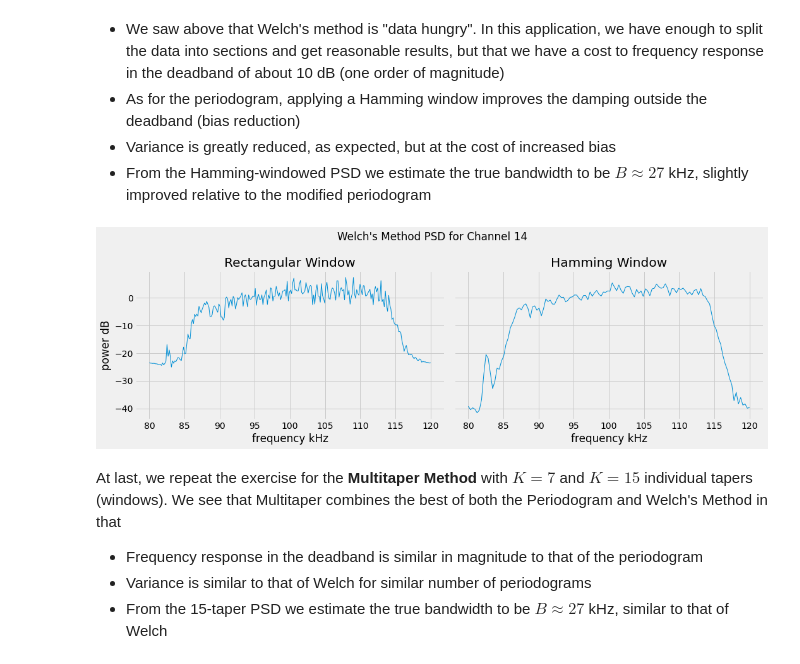
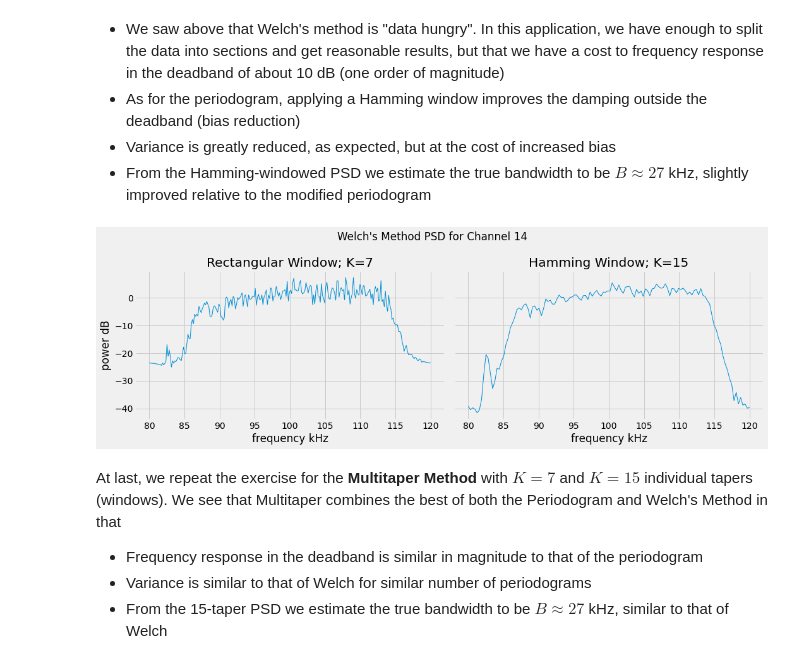
Before and after one commit to fonstelien/INF4480, a Jupyter notebook: project3/project3.ipynb, the cells around one changed output. Saved outputs shown, nothing was run; the diff lists cells and outputs as text; code cells hidden in the pictures.

```diff
--- a/project3/project3.ipynb
+++ b/project3/project3.ipynb
@@ -530,25 +530,25 @@ Pxx_hm = welch(x, L=L//2, D=D//2, normalize=True, wname='hamming')
 # %%
 fig, axes = plt.subplots(ncols=2, nrows=1, sharex=True, sharey=True, figsize=(15,5))
 fig.suptitle(r"Welch's Method PSD for Channel 14")
 
 f = np.linspace(*frng, Pxx_rect.shape[0])
 
 ax = axes[0]
-ax.set_title('Rectangular Window')
+ax.set_title('Rectangular Window; K=7')
 ax.plot(f, 10*np.log10(Pxx_rect), lw=1)
 ax.set_xlabel(r'frequency kHz')
 ax.set_ylabel(r'power dB')
 
 f = np.linspace(*frng, Pxx_hm.shape[0])
 ax = axes[1]
-ax.set_title('Hamming Window')
+ax.set_title('Hamming Window; K=15')
 ax.plot(f, 10*np.log10(Pxx_hm), lw=1)
 ax.set_xlabel(r'frequency kHz')
 
 plt.tight_layout()
 plt.show()
 # %% [output]
-[figure, old version]
+[figure, new version]
 # %% [markdown]
 At last, we repeat the exercise for the **Multitaper Method** with $K=7$ and $K=15$ individual tapers (windows). We see that Multitaper combines the best of both the Periodogram and Welch's Method in that
 * Frequency response in the deadband is similar in magnitude to that of the periodogram
```
Also changed, not shown: parts of 37 cells of this notebook.
